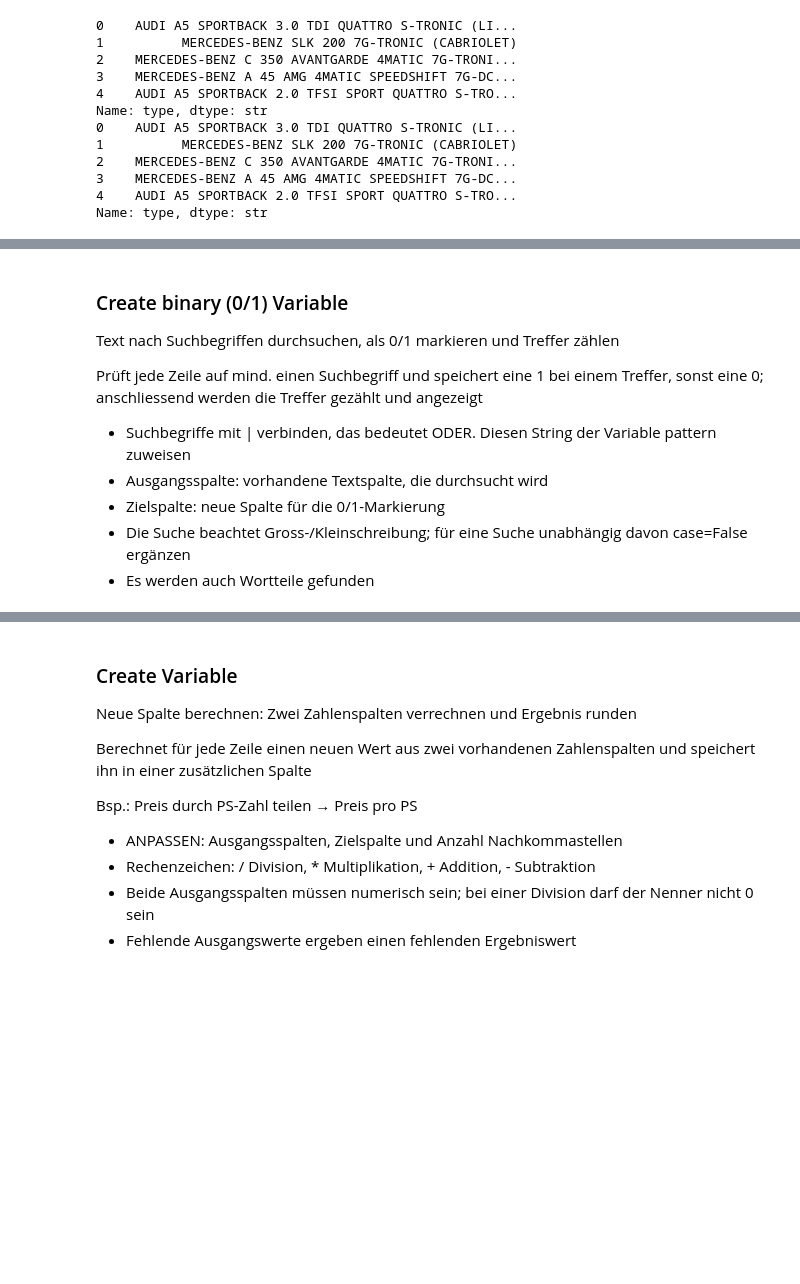
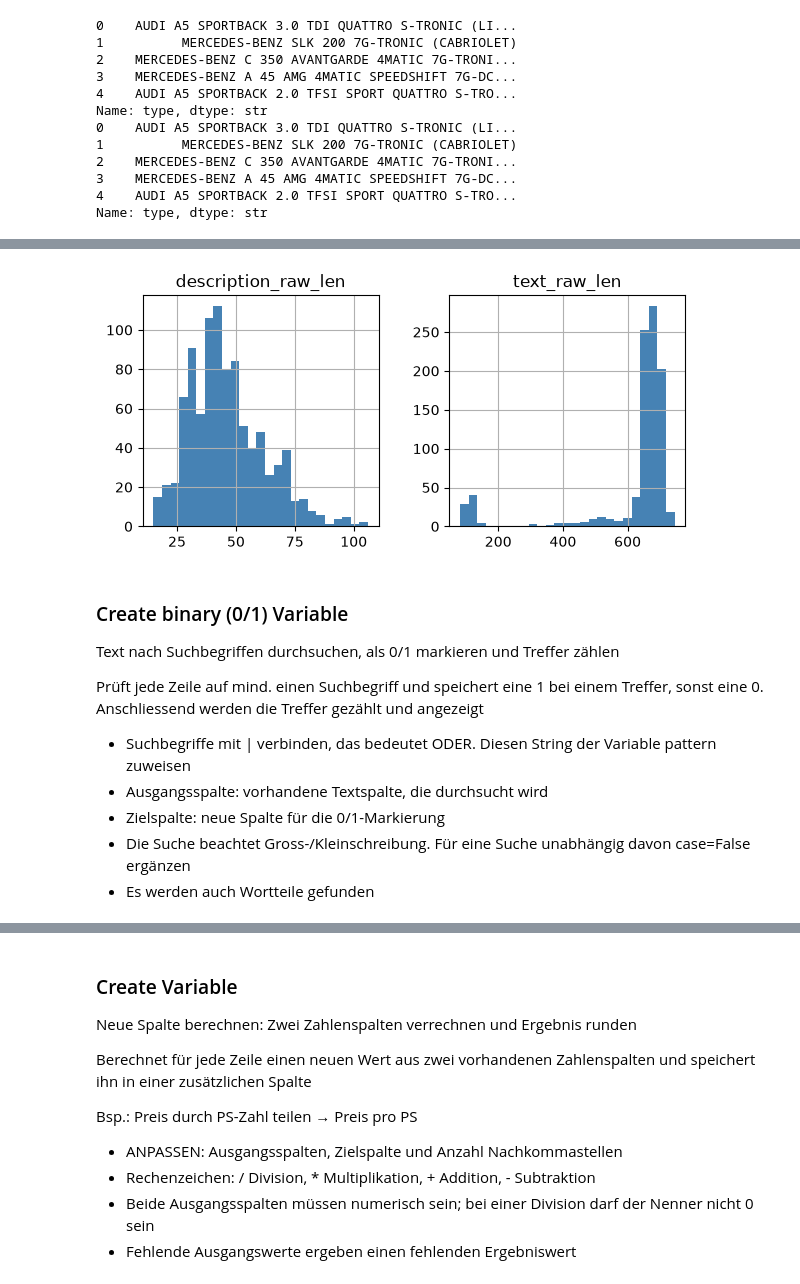
Before and after one commit to pyrat12/DS_HS2026_LNW, a Jupyter notebook: DS_HS2026_LNW_I_Examples/AP02/AP02 V4 Data Preparation/AP02 V4 DP Spick.ipynb, the cells around one changed output, grey strips where cells are left out. Drawn from its saved outputs; the diff is of its cells as text; code cells hidden in the pictures; blank space fills up the shorter version.

```diff
--- a/DS_HS2026_LNW_I_Examples/AP02/AP02 V4 Data Preparation/AP02 V4 DP Spick.ipynb
+++ b/DS_HS2026_LNW_I_Examples/AP02/AP02 V4 Data Preparation/AP02 V4 DP Spick.ipynb
@@ -1066,37 +1133,38 @@ plt.show()                                                      #Diagramm anzeig
 # %%
 #Mehrere Spalten
-import matplotlib.pyplot as plt                                                     #Diagrammfunktionen laden
+import matplotlib.pyplot as plt                                                 #Diagrammfunktionen laden
 
-df_apartments['description_raw_len'] = df_apartments['description_raw'].str.len()   #Beschreibungslängen speichern
-df_apartments['text_raw_len'] = df_apartments['text_raw'].str.len()                 #Textlängen speichern
-                                                                                    #.str.len(): Zeichen zählen; fehlende Texte bleiben fehlend
+df_dpspick_apartments['description_raw_len'] = df_dpspick_apartments['description_raw'].str.len()   #Beschreibungslängen speichern
+df_dpspick_apartments['text_raw_len'] = df_dpspick_apartments['text_raw'].str.len()                 #Textlängen speichern
+                                                                                #.str.len(): Zeichen zählen; fehlende Texte bleiben fehlend
 
-ax = df_apartments[['description_raw_len', 'text_raw_len']].hist(
-    bins=25,                                                                        #Pro Längenspalte ein Histogramm mit 25 Intervallen erstellen
-    figsize=(7, 3),                                                                 #Gesamtgrösse der Abbildung in Zoll
-    color='steelblue'                                                               #Balkenfarbe festlegen
+ax = df_dpspick_apartments[['description_raw_len', 'text_raw_len']].hist(
+    bins=25,                                                                    #Pro Längenspalte ein Histogramm mit 25 Intervallen erstellen
+    figsize=(7, 3),                                                             #Gesamtgrösse der Abbildung in Zoll
+    color='steelblue'                                                           #Balkenfarbe festlegen
 )
 
-for axis in ax.flatten():                                                           #Achsenanordnung abflachen und jede Diagrammachse durchlaufen
-    axis.set_ylim(bottom=0)                                                         #y-Achse bei 0 beginnen lassen; obere Grenze automatisch bestimmen
+for axis in ax.flatten():                                                       #Achsenanordnung abflachen und jede Diagrammachse durchlaufen
+    axis.set_ylim(bottom=0)                                                     #y-Achse bei 0 beginnen lassen; obere Grenze automatisch bestimmen
 
-plt.show()                                                                          #Histogramme anzeigen
+plt.show()                                                                      #Histogramme anzeigen
 
-#ANPASSEN: df_apartments überall an deinen Tabellennamen
 #ANPASSEN: description_raw und text_raw an die vorhandenen Textspalten
 #ANPASSEN: description_raw_len und text_raw_len überall an die neuen Längenspalten
 #OPTIONAL: bins, figsize und color ändern
 #BEI VORGEGEBENER Y-GRENZE: z. B. axis.set_ylim(0, 300) verwenden
+# %% [output]
+[figure, added]
 # %% [markdown]
 ### Create binary (0/1) Variable
 Text nach Suchbegriffen durchsuchen, als 0/1 markieren und Treffer zählen
 
-Prüft jede Zeile auf mind. einen Suchbegriff und speichert eine 1 bei einem Treffer, sonst eine 0; anschliessend werden die Treffer gezählt und angezeigt
+Prüft jede Zeile auf mind. einen Suchbegriff und speichert eine 1 bei einem Treffer, sonst eine 0. Anschliessend werden die Treffer gezählt und angezeigt
 
 - Suchbegriffe mit | verbinden, das bedeutet ODER. Diesen String der Variable pattern zuweisen
 - Ausgangsspalte: vorhandene Textspalte, die durchsucht wird
 - Zielspalte: neue Spalte für die 0/1-Markierung
-- Die Suche beachtet Gross-/Kleinschreibung; für eine Suche unabhängig davon case=False ergänzen
+- Die Suche beachtet Gross-/Kleinschreibung. Für eine Suche unabhängig davon case=False ergänzen
 - Es werden auch Wortteile gefunden
 # %%
 # Create a search pattern
```
Also changed, not shown: parts of 12 cells of this notebook, 2 other files.
